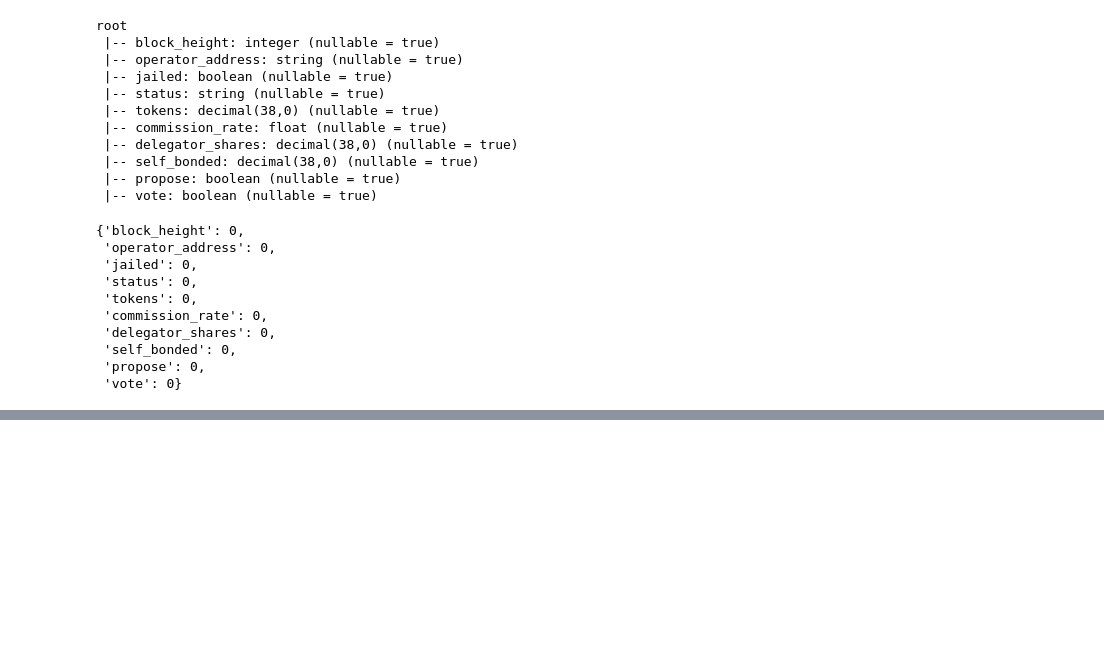
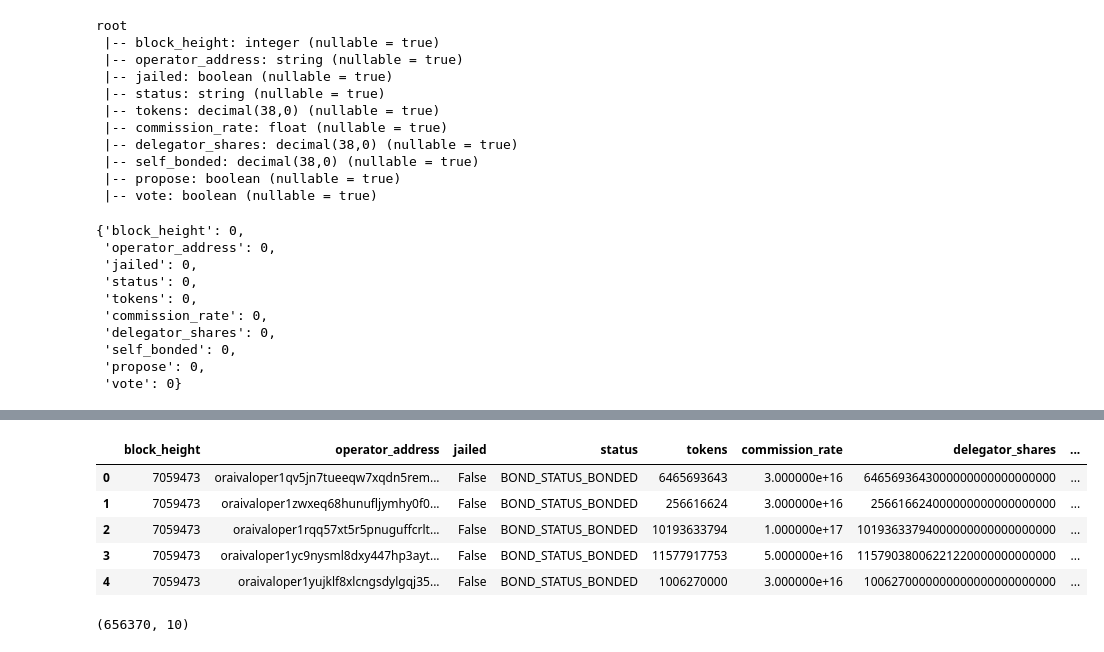
Before and after one commit to hainguyenhuy2002/orchai_validator, a Jupyter notebook: notebooks/03_detect_missing_blocks.ipynb, the cells around one changed output, grey strips where cells are left out. Drawn from its saved outputs; the diff is of its cells as text; code cells hidden in the pictures; blank space fills up the shorter version.

```diff
--- a/notebooks/03_detect_missing_blocks.ipynb
+++ b/notebooks/03_detect_missing_blocks.ipynb
@@ -98,0 +57,2 @@ df2.show(156, truncate=False)
+# %%
+conn = psql_connect(**config.src)
@@ -98,0 +83,13 @@ df2.show(156, truncate=False)
+# %%
+df.head()
+# %% [output]
+|  | block_height | operator_address | jailed | status | tokens | commission_rate | delegator_shares | ... |
+| 0 | 7059473 | oraivaloper1qv5jn7tueeqw7xqdn5rem... | False | BOND_STATUS_BONDED | 6465693643 | 3.000000e+16 | 6465693643000000000000000000 | ... |
+| 1 | 7059473 | oraivaloper1zwxeq68hunufljymhy0f0... | False | BOND_STATUS_BONDED | 256616624 | 3.000000e+16 | 256616624000000000000000000 | ... |
+| 2 | 7059473 | oraivaloper1rqq57xt5r5pnuguffcrlt... | False | BOND_STATUS_BONDED | 10193633794 | 1.000000e+17 | 10193633794000000000000000000 | ... |
+| 3 | 7059473 | oraivaloper1yc9nysml8dxy447hp3ayt... | False | BOND_STATUS_BONDED | 11577917753 | 5.000000e+16 | 11579038006221220000000000000 | ... |
+| 4 | 7059473 | oraivaloper1yujklf8xlcngsdylgqj35... | False | BOND_STATUS_BONDED | 1006270000 | 3.000000e+16 | 1006270000000000000000000000 | ... |
+# %%
+df.shape
+# %% [output]
+(656370, 10)
```
Also changed, not shown: parts of 11 cells of this notebook, 13 other files.
